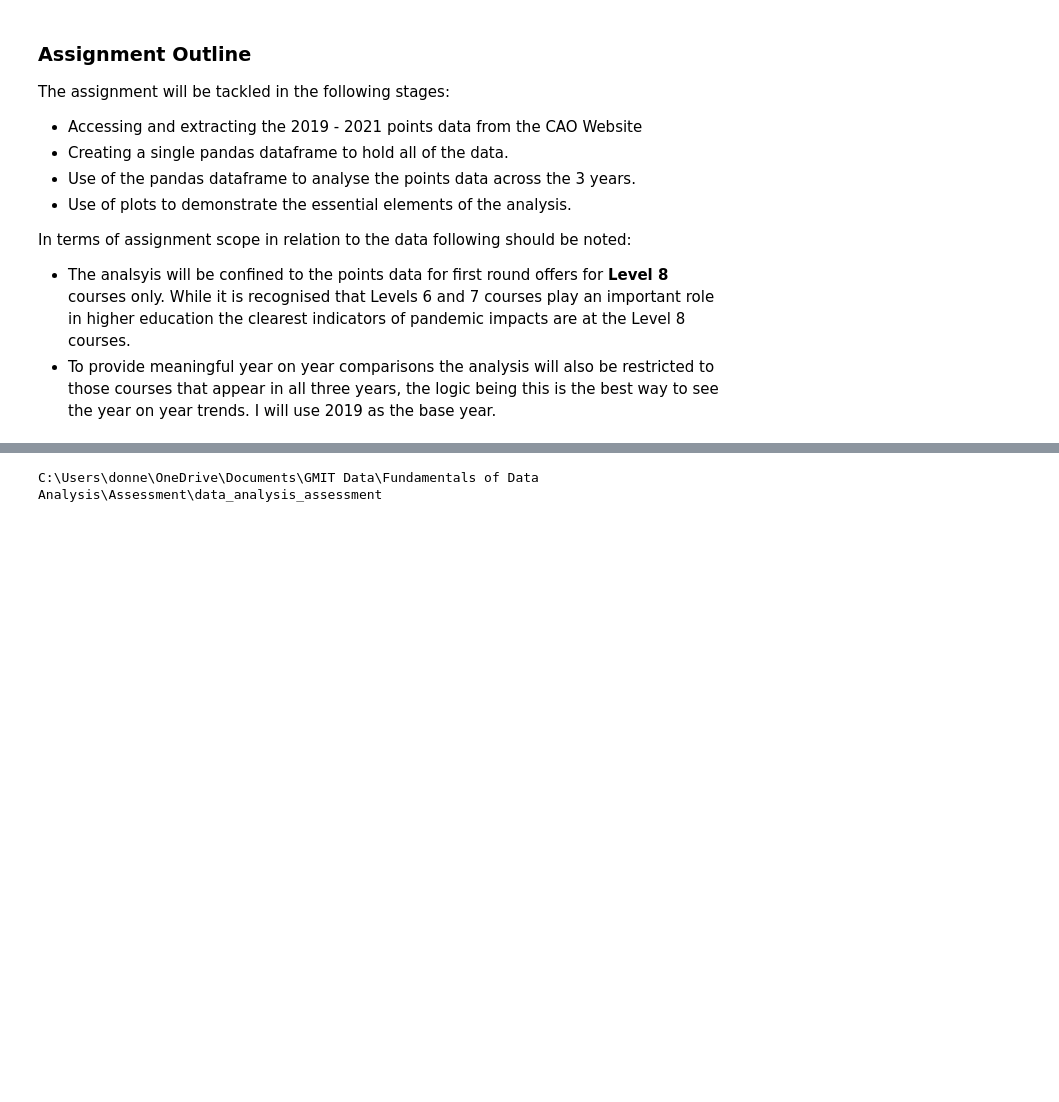
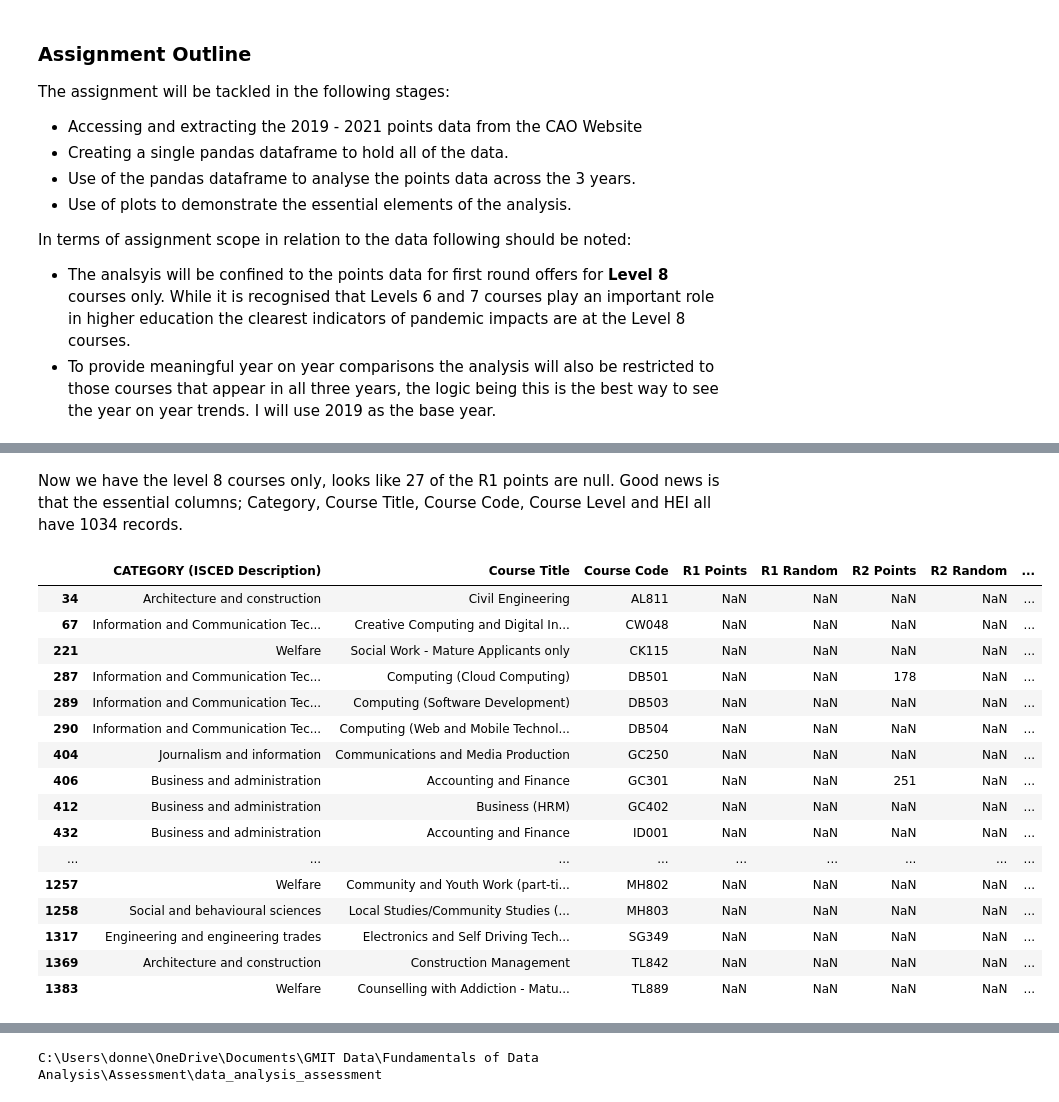
Before and after one commit to donneger/data_analysis_assessment, a Jupyter notebook: cao.ipynb, the cells around one changed output, grey strips where cells are left out. Saved outputs shown, nothing was run; the diff lists cells and outputs as text; code cells hidden in the pictures; blank space fills up the shorter version.

```diff
--- a/cao.ipynb
+++ b/cao.ipynb
@@ -65,5 +69,5 @@ import datetime as dt
 # Import os library, will use this to generate folder paths for saving files.
 import os
 # %%
-# Set up the url for the CAO points for 2021
-cao2021url = 'http://www2.cao.ie/points/l8.php'
+# Set up the url for the 2020 points data.It is already in excel format.
+cao2021url = 'http://www2.cao.ie/points/CAOPointsCharts2021.xlsx'
@@ -80,0 +74,4 @@ resp.encoding = 'cp1252'
+# %%
+# Read in the excel file for the 2021 points data, get a first look at the data.
+df2021 = pd.read_excel(cao2021url, skiprows=11, usecols='A:O')
+df2021.info()
@@ -80,0 +118,4 @@ resp.encoding = 'cp1252'
+# %%
+# Next step is to create a Level 8 file only, so will extract the Level 8 courses only using the Course Level column.
+df2021lvl8 = df2021[df2021['Course Level']==8]
+df2021lvl8.info()
@@ -80,0 +140,24 @@ resp.encoding = 'cp1252'
+# %% [markdown]
+Now we have the level 8 courses only, looks like 27 of the R1 points are null. Good news is that the essential columns; Category, Course Title, Course Code, Course Level and HEI all have 1034 records.
+# %%
+# Have a look at the courses that have no R1 Points data, not sure why so, maybe no applicants, anyway these will be excluded from the analysis.
+nullpoints = pd.isnull(df2021lvl8['R1 Points'])
+df2021lvl8[nullpoints]
+# %% [output]
+|  | CATEGORY (ISCED Description) | Course Title | Course Code | R1 Points | R1 Random | R2 Points | R2 Random | ... |
+| 34 | Architecture and construction | Civil Engineering | AL811 | NaN | NaN | NaN | NaN | ... |
+| 67 | Information and Communication Tec... | Creative Computing and Digital In... | CW048 | NaN | NaN | NaN | NaN | ... |
+| 221 | Welfare | Social Work - Mature Applicants only | CK115 | NaN | NaN | NaN | NaN | ... |
+| 287 | Information and Communication Tec... | Computing (Cloud Computing) | DB501 | NaN | NaN | 178 | NaN | ... |
+| 289 | Information and Communication Tec... | Computing (Software Development) | DB503 | NaN | NaN | NaN | NaN | ... |
+| 290 | Information and Communication Tec... | Computing (Web and Mobile Technol... | DB504 | NaN | NaN | NaN | NaN | ... |
+| 404 | Journalism and information | Communications and Media Production | GC250 | NaN | NaN | NaN | NaN | ... |
+| 406 | Business and administration | Accounting and Finance | GC301 | NaN | NaN | 251 | NaN | ... |
+| 412 | Business and administration | Business (HRM) | GC402 | NaN | NaN | NaN | NaN | ... |
+| 432 | Business and administration | Accounting and Finance | ID001 | NaN | NaN | NaN | NaN | ... |
+| ... | ... | ... | ... | ... | ... | ... | ... | ... |
+| 1257 | Welfare | Community and Youth Work (part-ti... | MH802 | NaN | NaN | NaN | NaN | ... |
+| 1258 | Social and behavioural sciences | Local Studies/Community Studies (... | MH803 | NaN | NaN | NaN | NaN | ... |
+| 1317 | Engineering and engineering trades | Electronics and Self Driving Tech... | SG349 | NaN | NaN | NaN | NaN | ... |
+| 1369 | Architecture and construction | Construction Management | TL842 | NaN | NaN | NaN | NaN | ... |
+| 1383 | Welfare | Counselling with Addiction - Matu... | TL889 | NaN | NaN | NaN | NaN | ... |
```
Also changed, not shown: parts of 14 cells of this notebook.
